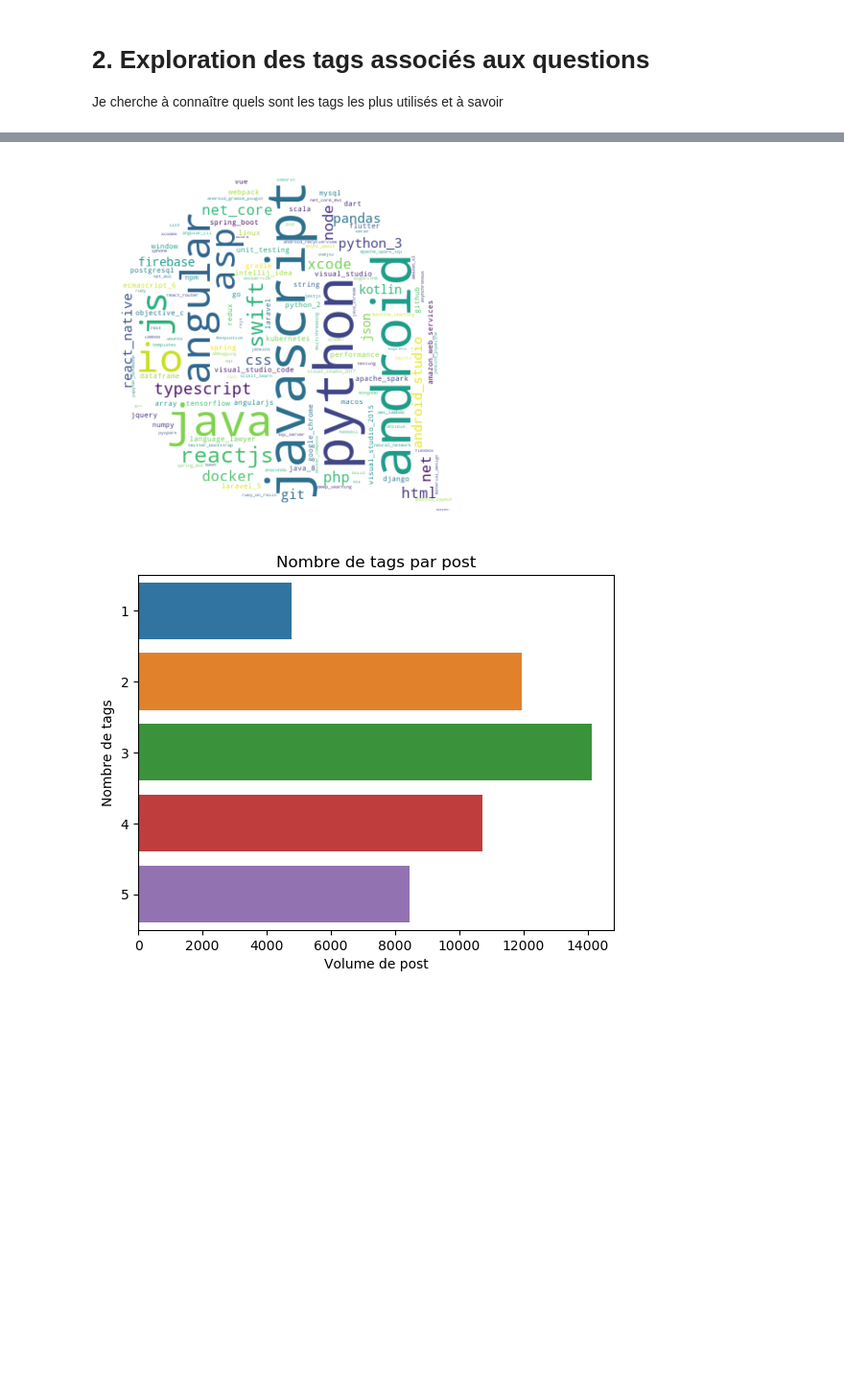
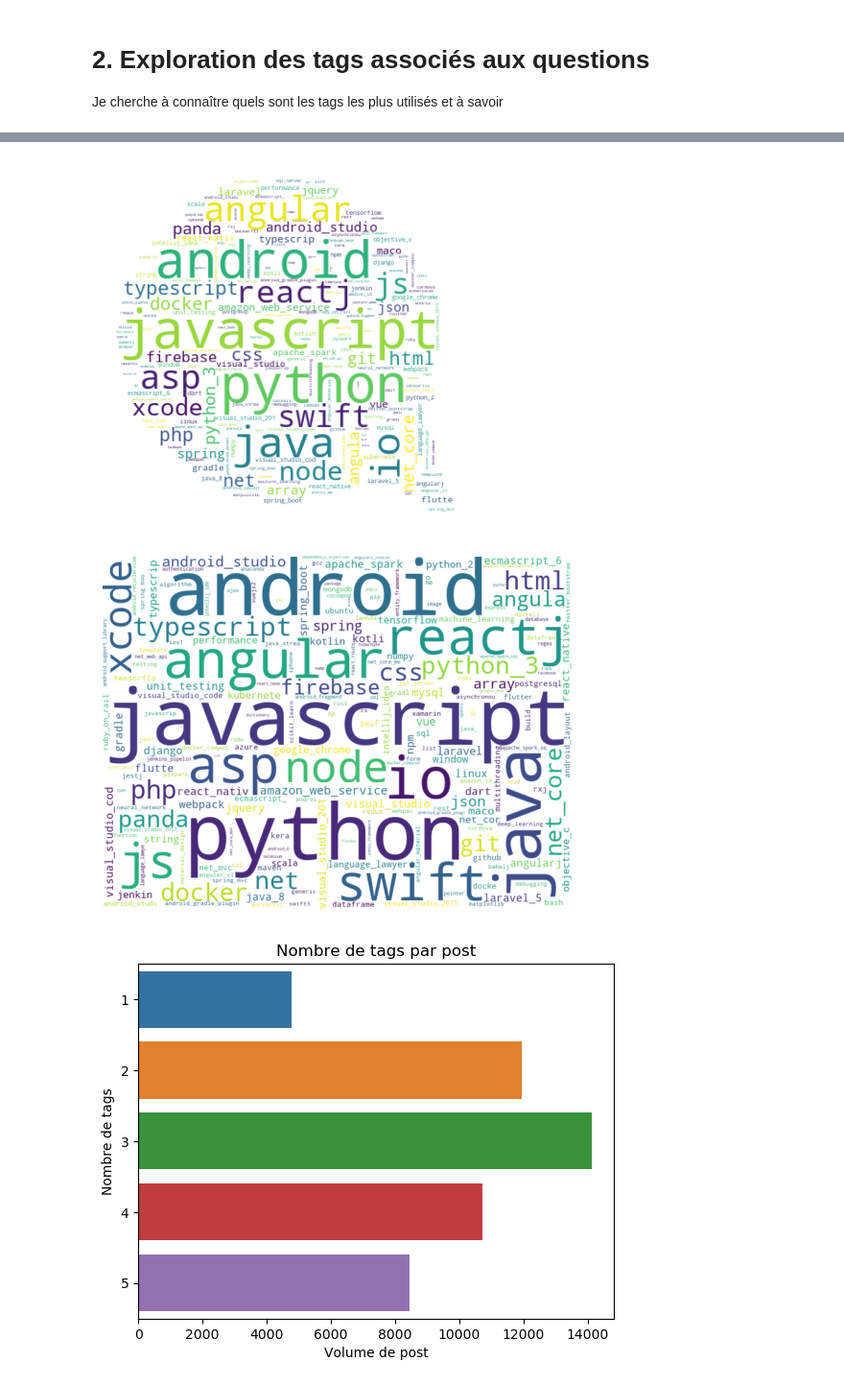
Before and after one commit to Adrian1903/Categorisez-automatiquement-des-questions, a Jupyter notebook: dev/02_nettoyage.ipynb, the cells around one changed output, grey strips where cells are left out. Shown at 96% size. Drawn from its saved outputs; the diff is of its cells as text; code cells hidden in the pictures; blank space fills up the shorter version.

Commit message:
wordcloud modif

```diff
--- a/dev/02_nettoyage.ipynb
+++ b/dev/02_nettoyage.ipynb
@@ -129,22 +129,34 @@ Nous avons 10573 tags utilisés sur la période
 # %%
 text = (tags.Tags + ' ') * tags['recurrence']
 text = ''.join(text)
 
 # Création de l'objet
 mask = np.array(PIL.Image.open('src/bulle.jpg'))
 wordcloud = WordCloud(width=1200, height=780, background_color="rgba(255, 255, 255, 0)", mode="RGBA", collocations=False, mask=mask).generate(text)
+wordcloud2 = WordCloud(width=1900, height=1080, background_color="rgba(255, 255, 255, 0)", mode="RGBA", collocations=False).generate(text)
 
 # Génération de l'image
 plt.imshow(wordcloud, interpolation='bilinear')
 plt.axis("off")
 plt.margins(x=0, y=0)
 
 plt.savefig('img/img_wordcloud_tags.png',
             dpi=500, quality=95,
             transparent=True,
             bbox_inches="tight")
+plt.show()
+plt.clf()
+plt.imshow(wordcloud2, interpolation='bilinear')
+plt.axis("off")
+plt.margins(x=0, y=0)
+
+plt.savefig('img/img_wordcloud_tags_2.png',
+            dpi=500, quality=95,
+            transparent=True,
+            bbox_inches="tight")
 # %% [output]
-[figure, old version]
+[figure, new version]
+[figure, added]
 # %%
 tags_count = questions.Tags.str.split(',').apply(lambda x: len(x)).reset_index()
 tags_count = tags_count.groupby('Tags').count().reset_index()
```
Also changed, not shown: parts of 2 cells of this notebook.
